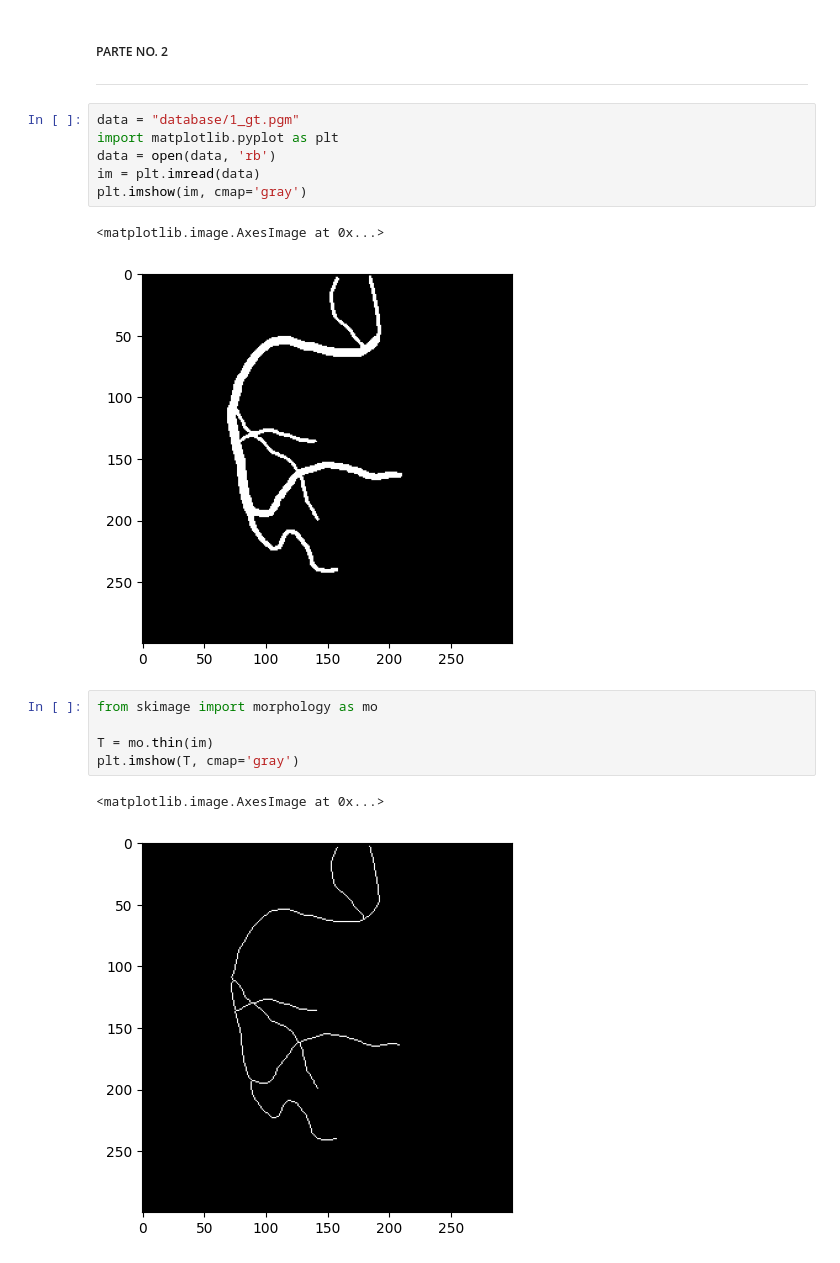
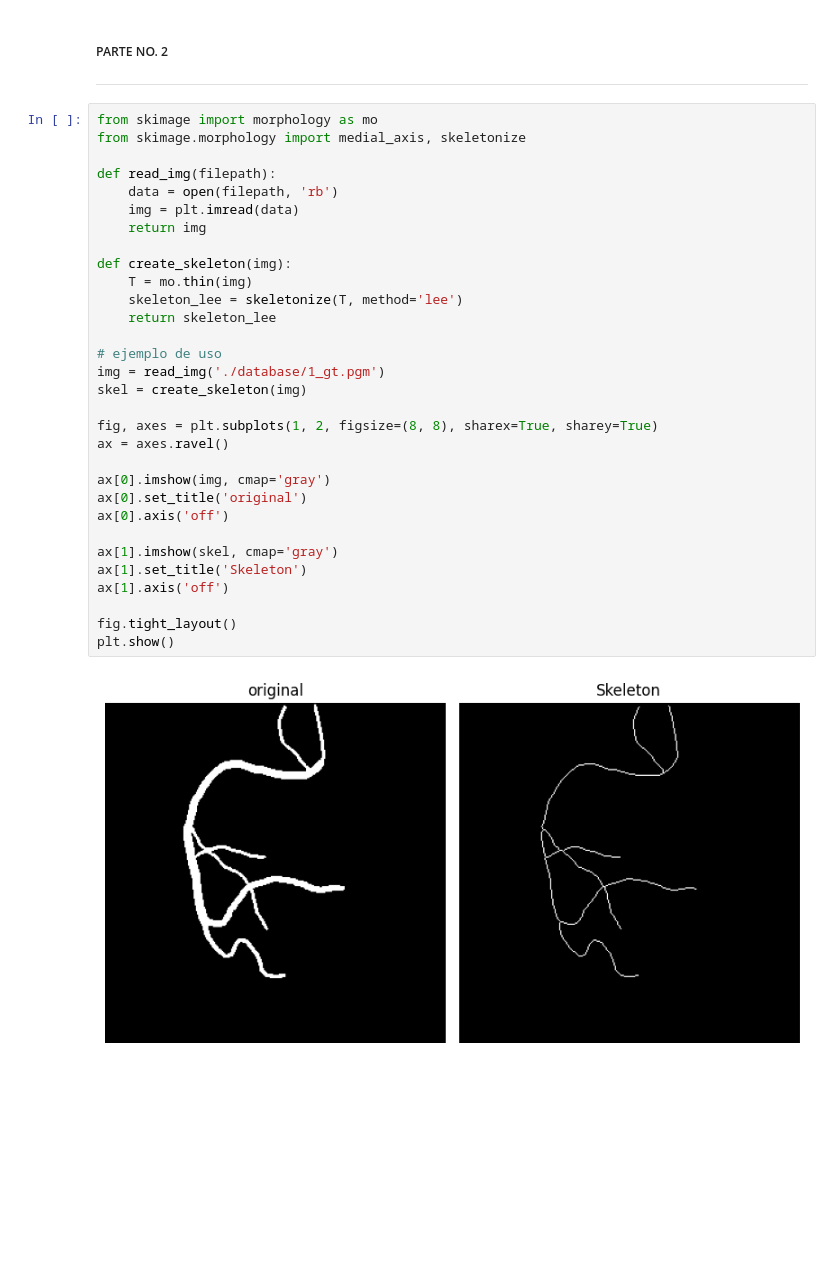
Before and after one commit to Paola-Contreras/Proyecto1-VC, a Jupyter notebook: proyecto_parte2.ipynb, the cells around one changed output. Drawn from its saved outputs; the diff is of its cells as text; blank space fills up the shorter version.

```diff
--- a/proyecto_parte2.ipynb
+++ b/proyecto_parte2.ipynb
@@ -18,20 +14,36 @@ import matplotlib.pyplot as plt
 # %% [markdown]
 ##### PARTE NO. 2
 ------
-# %%
-data = "database/1_gt.pgm"
-import matplotlib.pyplot as plt
-data = open(data, 'rb')
-im = plt.imread(data)
-plt.imshow(im, cmap='gray')
-# %% [output]
-<matplotlib.image.AxesImage at 0x...>
-[figure, removed]
-# %%
-from skimage import morphology as mo
-
-T = mo.thin(im)
-plt.imshow(T, cmap='gray')
-# %% [output]
-<matplotlib.image.AxesImage at 0x...>
-[figure, removed]
+# %%
+from skimage import morphology as mo
+from skimage.morphology import medial_axis, skeletonize
+
+def read_img(filepath):
+    data = open(filepath, 'rb')
+    img = plt.imread(data)
+    return img
+
+def create_skeleton(img):
+    T = mo.thin(img)
+    skeleton_lee = skeletonize(T, method='lee')
+    return skeleton_lee
+
+# ejemplo de uso
+img = read_img('./database/1_gt.pgm')
+skel = create_skeleton(img)
+
+fig, axes = plt.subplots(1, 2, figsize=(8, 8), sharex=True, sharey=True)
+ax = axes.ravel()
+
+ax[0].imshow(img, cmap='gray')
+ax[0].set_title('original')
+ax[0].axis('off')
+
+ax[1].imshow(skel, cmap='gray')
+ax[1].set_title('Skeleton')
+ax[1].axis('off')
+
+fig.tight_layout()
+plt.show()
+# %% [output]
+[figure, added]
```
Also changed, not shown: parts of 3 cells of this notebook.
